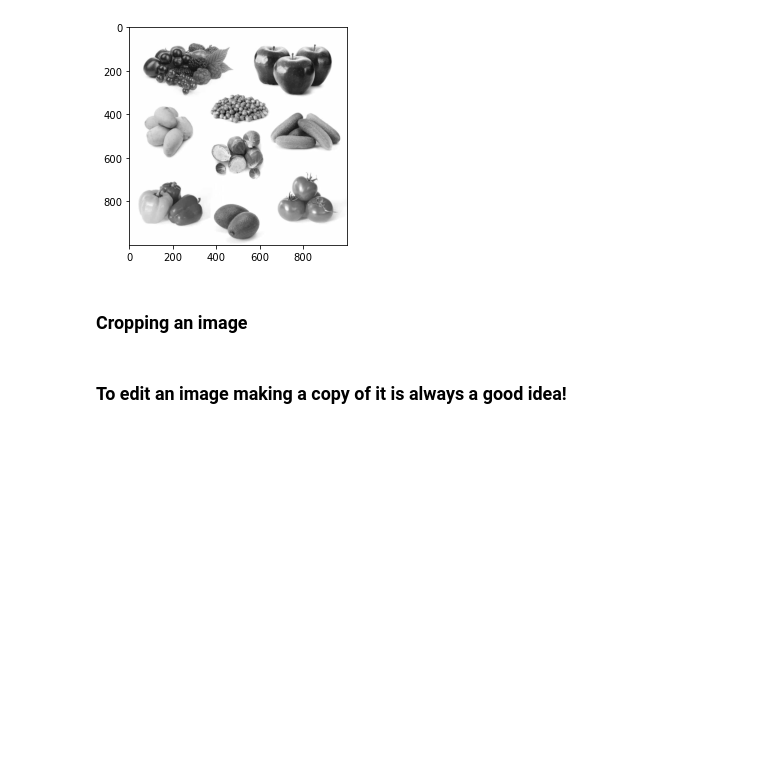
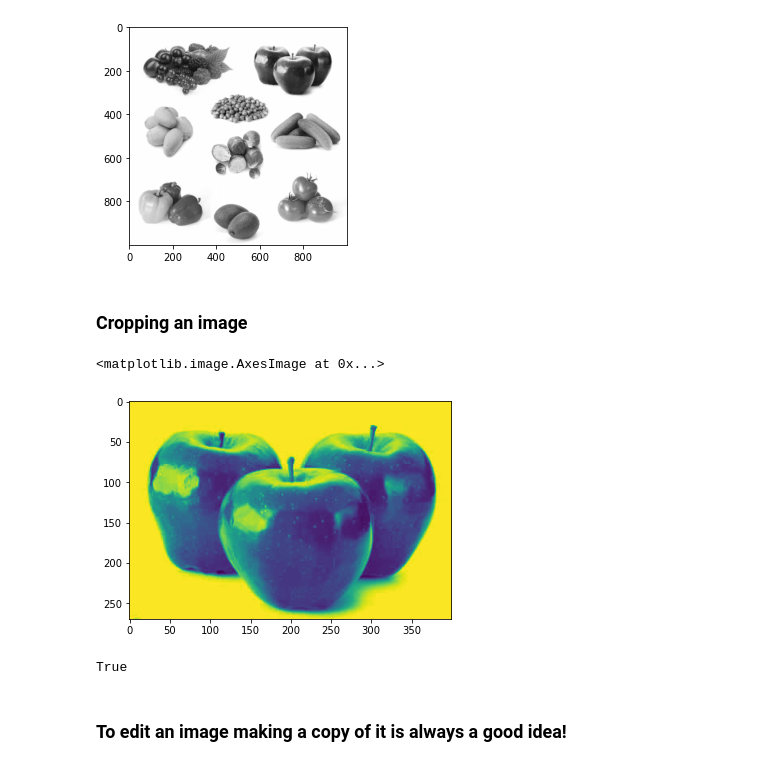
Before and after one commit to Tomjohnsonellis/strive-work, a Jupyter notebook: computer-vision/intro-and-annotations .ipynb, the cells around one changed output. Saved outputs shown, nothing was run; the diff lists cells and outputs as text; code cells hidden in the pictures; blank space fills up the shorter version.

```diff
--- a/computer-vision/Computer Vision Day 1 .ipynb
+++ b/computer-vision/intro-and-annotations .ipynb
@@ -151,8 +151,19 @@ plt.imshow(grayscale_version, cmap="gray")
 ### Cropping an image
 # %%
 # Lets now crop a Region of Interest of an image, load and image and crop different parts of it
+# Cropping can by done by slicing the numpy arrays
+# Formula: cropped = img[y:y+h, x:x+w]
+# I will crop the apples from my image
+cropped = grayscale_version[50:320, 550:950]
+plt.imshow(cropped)
+# %% [output]
+<matplotlib.image.AxesImage at 0x...>
+[figure, added]
 # %%
 # Save to disk the cropped areas
+cv2.imwrite("cropped_apples.jpg", cropped)
+# %% [output]
+True
 # %% [markdown]
 ### To edit an image making a copy of it is always a good idea!
 # %%
```
Also changed, not shown: parts of 3 cells of this notebook, 1 other file.
